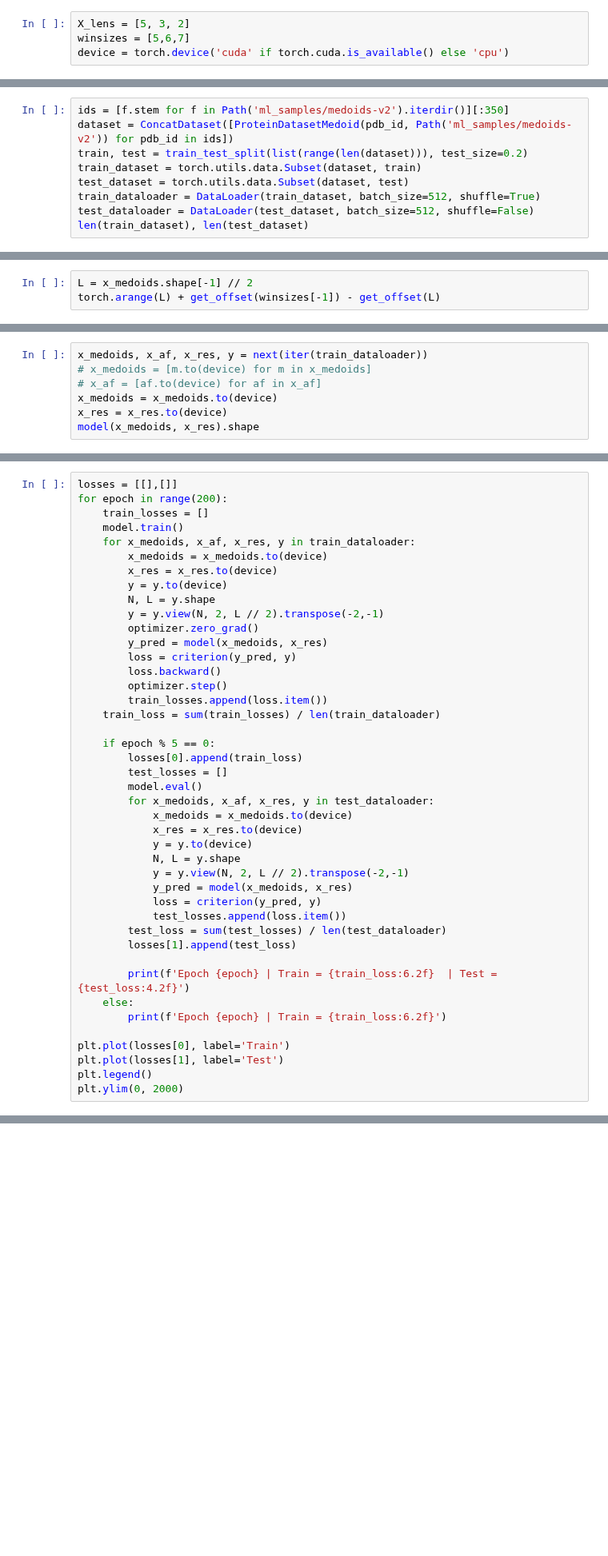
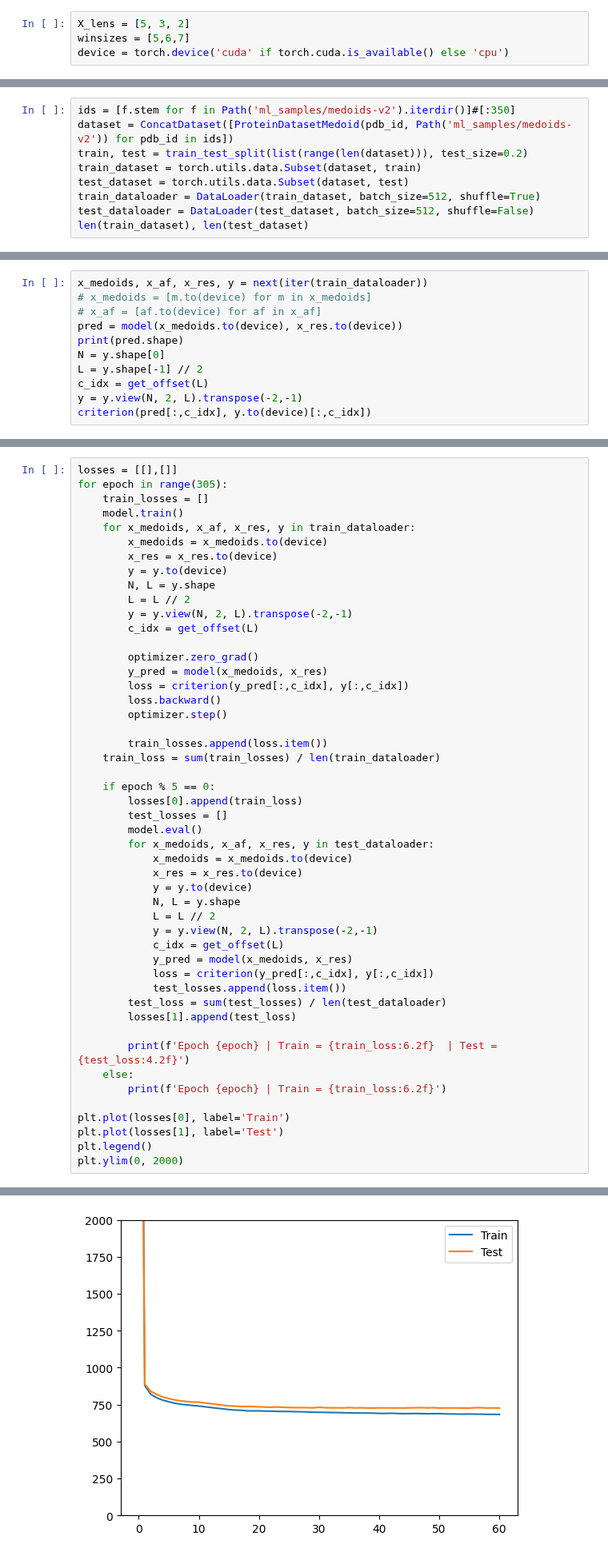
Before and after one commit to Musa-Azeem/protein-dihedral-visualization, a Jupyter notebook: ml_full_window.ipynb, the cells around one changed output, grey strips where cells are left out. Shown at 80% size. Cells and saved outputs as stored; diff of their text form; blank space fills up the shorter version.

```diff
--- a/ml_full_window.ipynb
+++ b/ml_full_window.ipynb
@@ -434,7 +434,7 @@ for id in ids:
     if torch.isnan(y).any():
         print(id, 'has NaNs y')
 # %%
-ids = [f.stem for f in Path('ml_samples/medoids-v2').iterdir()][:350]
+ids = [f.stem for f in Path('ml_samples/medoids-v2').iterdir()]#[:350]
 dataset = ConcatDataset([ProteinDatasetMedoid(pdb_id, Path('ml_samples/medoids-v2')) for pdb_id in ids])
 train, test = train_test_split(list(range(len(dataset))), test_size=0.2)
 train_dataset = torch.utils.data.Subset(dataset, train)
@@ -453,3 +452,0 @@ plot_ml_single(8, x_medoids, x_af, y, None)
-# %%
-L = x_medoids.shape[-1] // 2
-torch.arange(L) + get_offset(winsizes[-1]) - get_offset(L)
@@ -573,8 +571,12 @@ sum(p.numel() for p in model.parameters())
 x_medoids, x_af, x_res, y = next(iter(train_dataloader))
 # x_medoids = [m.to(device) for m in x_medoids]
 # x_af = [af.to(device) for af in x_af]
-x_medoids = x_medoids.to(device)
-x_res = x_res.to(device)
-model(x_medoids, x_res).shape
+pred = model(x_medoids.to(device), x_res.to(device))
+print(pred.shape)
+N = y.shape[0]
+L = y.shape[-1] // 2
+c_idx = get_offset(L)
+y = y.view(N, 2, L).transpose(-2,-1)
+criterion(pred[:,c_idx], y.to(device)[:,c_idx])
 # %% [output]
 torch.Size([512, 7, 2])
@@ -581,6 +596,6 @@ torch.Size([512, 7, 2])
 # %%
 losses = [[],[]]
-for epoch in range(200):
+for epoch in range(305):
     train_losses = []
     model.train()
     for x_medoids, x_af, x_res, y in train_dataloader:
@@ -588,12 +603,16 @@ for epoch in range(200):
         x_res = x_res.to(device)
         y = y.to(device)
         N, L = y.shape
-        y = y.view(N, 2, L // 2).transpose(-2,-1)
+        L = L // 2
+        y = y.view(N, 2, L).transpose(-2,-1)
+        c_idx = get_offset(L)
+
         optimizer.zero_grad()
         y_pred = model(x_medoids, x_res)
-        loss = criterion(y_pred, y)
+        loss = criterion(y_pred[:,c_idx], y[:,c_idx])
         loss.backward()
         optimizer.step()
+
         train_losses.append(loss.item())
     train_loss = sum(train_losses) / len(train_dataloader)
 
@@ -606,9 +625,11 @@ for epoch in range(200):
             x_res = x_res.to(device)
             y = y.to(device)
             N, L = y.shape
-            y = y.view(N, 2, L // 2).transpose(-2,-1)
+            L = L // 2
+            y = y.view(N, 2, L).transpose(-2,-1)
+            c_idx = get_offset(L)
             y_pred = model(x_medoids, x_res)
-            loss = criterion(y_pred, y)
+            loss = criterion(y_pred[:,c_idx], y[:,c_idx])
             test_losses.append(loss.item())
         test_loss = sum(test_losses) / len(test_dataloader)
         losses[1].append(test_loss)
@@ -641,0 +664 @@ Epoch 45 | Train = 806.03  | Test = 810.30
+[figure, added]
```
Also changed, not shown: parts of 10 cells of this notebook, 2 other files.
